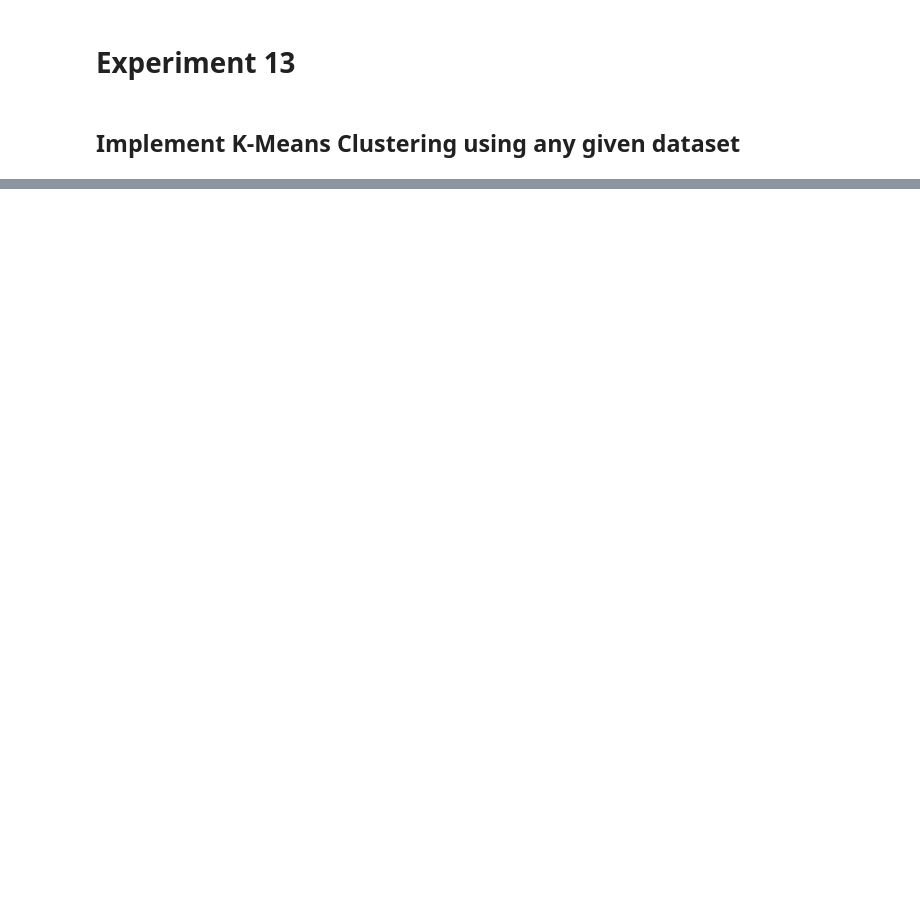
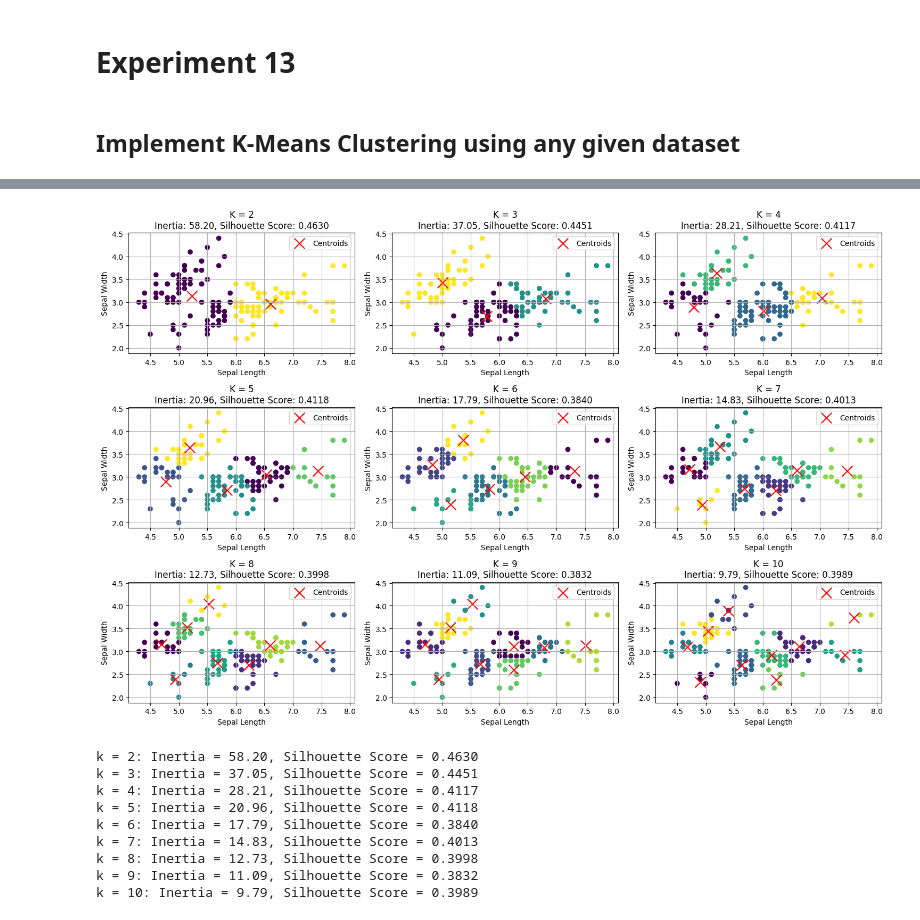
Before and after one commit to venkideshVenu/S5-KTU-Python-and-Machine-Learining-Lab, a Jupyter notebook: 13 K_Means_Clustering.ipynb, the cells around one changed output, grey strips where cells are left out. Saved outputs shown, nothing was run; the diff lists cells and outputs as text; code cells hidden in the pictures; blank space fills up the shorter version.

```diff
--- a/13 K_Means_Clustering.ipynb
+++ b/13 K_Means_Clustering.ipynb
@@ -72,0 +114,53 @@ plt.show()
+# %%
+import matplotlib.pyplot as plt
+from sklearn.cluster import KMeans
+from sklearn import datasets
+from sklearn.metrics import silhouette_score
+
+# Load the iris dataset
+iris = datasets.load_iris()
+X = iris.data[:, :2]  # Use the first two features (Sepal Length and Sepal Width)
+
+# Initialize lists to store inertia and silhouette scores
+inertia = []
+silhouette_scores = []
+k_values = range(2, 11)  # Test k values from 2 to 10
+
+# Create a figure for plotting
+plt.figure(figsize=(15, 10))
+
+for idx, k in enumerate(k_values):
+    kmeans = KMeans(n_clusters=k, n_init=10, random_state=0)
+    kmeans.fit(X)
+
+    # Append inertia and silhouette score
+    inertia.append(kmeans.inertia_)
+    silhouette_scores.append(silhouette_score(X, kmeans.labels_))
+
+    # Scatter plot for the current k
+    plt.subplot(3, 3, idx + 1)  # Create a subplot for each k
+    plt.scatter(X[:, 0], X[:, 1], c=kmeans.labels_, cmap='viridis', marker='o')
+    plt.scatter(kmeans.cluster_centers_[:, 0], kmeans.cluster_centers_[:, 1], marker='x', s=200, color='r', label='Centroids')
+    plt.title(f'K = {k}\nInertia: {kmeans.inertia_:.2f}, Silhouette Score: {silhouette_scores[-1]:.4f}')
+    plt.xlabel('Sepal Length')
+    plt.ylabel('Sepal Width')
+    plt.legend()
+    plt.grid()
+
+plt.tight_layout()
+plt.show()
+
+# Print final inertia and silhouette scores
+for k, inertia_val, silhouette_val in zip(k_values, inertia, silhouette_scores):
+    print(f'k = {k}: Inertia = {inertia_val:.2f}, Silhouette Score = {silhouette_val:.4f}')
+# %% [output]
+[figure, added]
+k = 2: Inertia = 58.20, Silhouette Score = 0.4630
+k = 3: Inertia = 37.05, Silhouette Score = 0.4451
+k = 4: Inertia = 28.21, Silhouette Score = 0.4117
+k = 5: Inertia = 20.96, Silhouette Score = 0.4118
+k = 6: Inertia = 17.79, Silhouette Score = 0.3840
+k = 7: Inertia = 14.83, Silhouette Score = 0.4013
+k = 8: Inertia = 12.73, Silhouette Score = 0.3998
+k = 9: Inertia = 11.09, Silhouette Score = 0.3832
+k = 10: Inertia = 9.79, Silhouette Score = 0.3989
```
Also changed, not shown: parts of 5 cells of this notebook.
